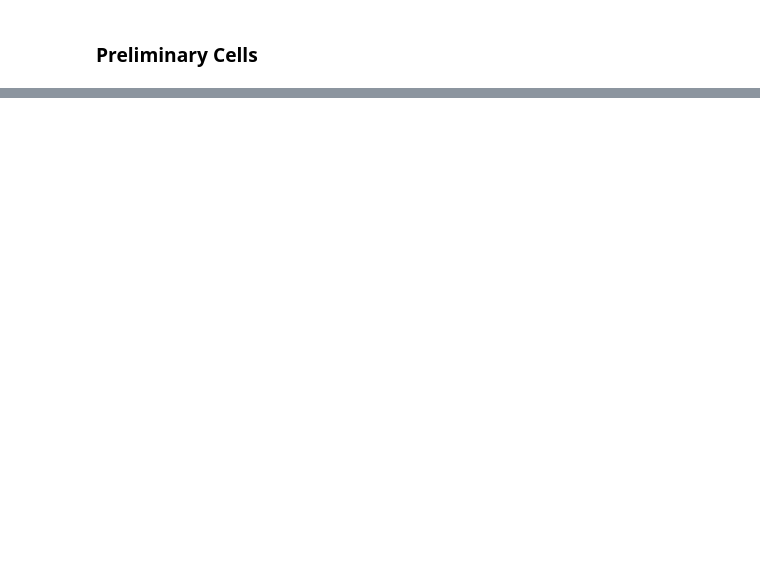
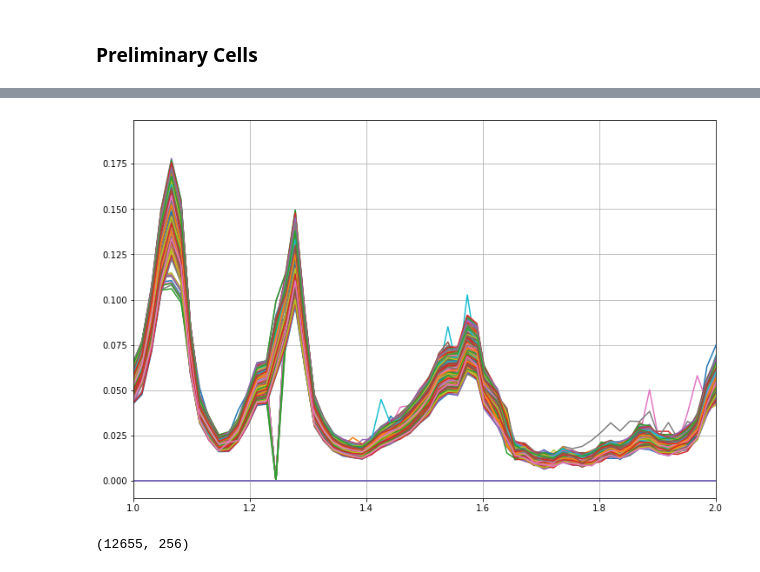
Before and after one commit to lucaslibshutz/spectralResearch, a Jupyter notebook: final_filtering_1.ipynb, the cells around one changed output, grey strips where cells are left out. Cells and saved outputs as stored; diff of their text form; code cells hidden in the pictures; blank space fills up the shorter version.

```diff
--- a/final_filtering_1.ipynb
+++ b/final_filtering_1.ipynb
@@ -153,0 +145,19 @@ plt.show()
+# %%
+%matplotlib inline
+plt.figure(facecolor='white',figsize=(12,8))
+for spectrum in copy_spec_1011:
+    plt.plot(vims_wave,spectrum)
+plt.xlim([1,2])
+plt.grid()
+plt.show()
+# %% [output]
+[figure, added]
+# %%
+total_spectrum = []
+for spec in copy_list:
+    for spectrum in spec:
+        total_spectrum.append(spectrum)
+total_spectrum = np.asarray(total_spectrum)
+print(np.shape(total_spectrum))
+# %% [output]
+(12655, 256)
```
Also changed, not shown: parts of 6 cells of this notebook.
